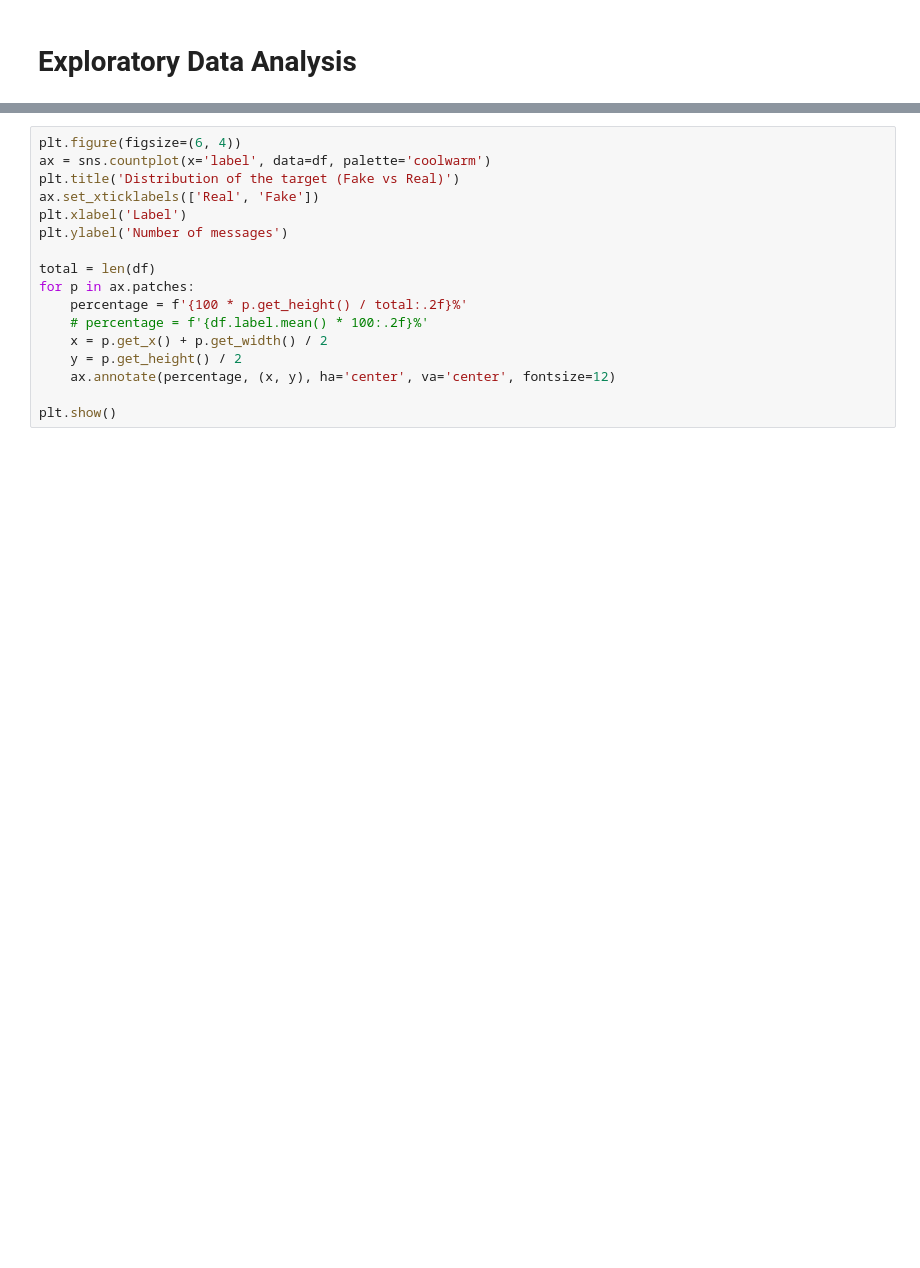
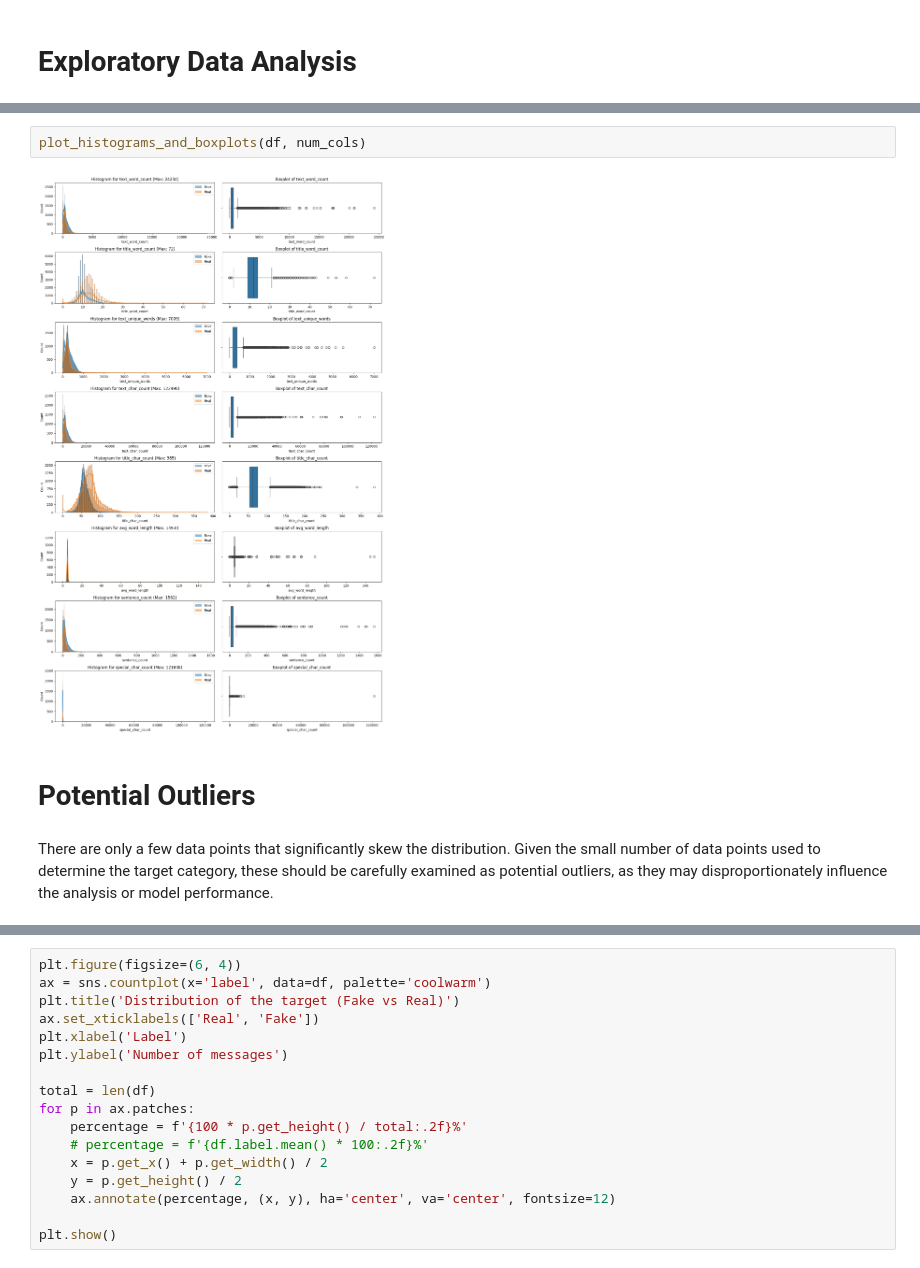
Before and after one commit to katjaweb/mlops-fake-news-prediction, a Jupyter notebook: fake-news-detection.ipynb, the cells around one changed output, grey strips where cells are left out. Saved outputs shown, nothing was run; the diff lists cells and outputs as text; blank space fills up the shorter version.

Commit message:
EDA processed and modeling started

```diff
--- a/fake-news-detection.ipynb
+++ b/fake-news-detection.ipynb
@@ -146,0 +445,8 @@ Statistical overview of categorical features:
+# %%
+plot_histograms_and_boxplots(df, num_cols)
+# %% [output]
+[figure, added]
+# %% [markdown]
+# Potential Outliers
+# %% [markdown]
+There are only a few data points that significantly skew the distribution. Given the small number of data points used to determine the target category, these should be carefully examined as potential outliers, as they may disproportionately influence the analysis or model performance.
```
Also changed, not shown: parts of 82 cells of this notebook, 2 other files.
